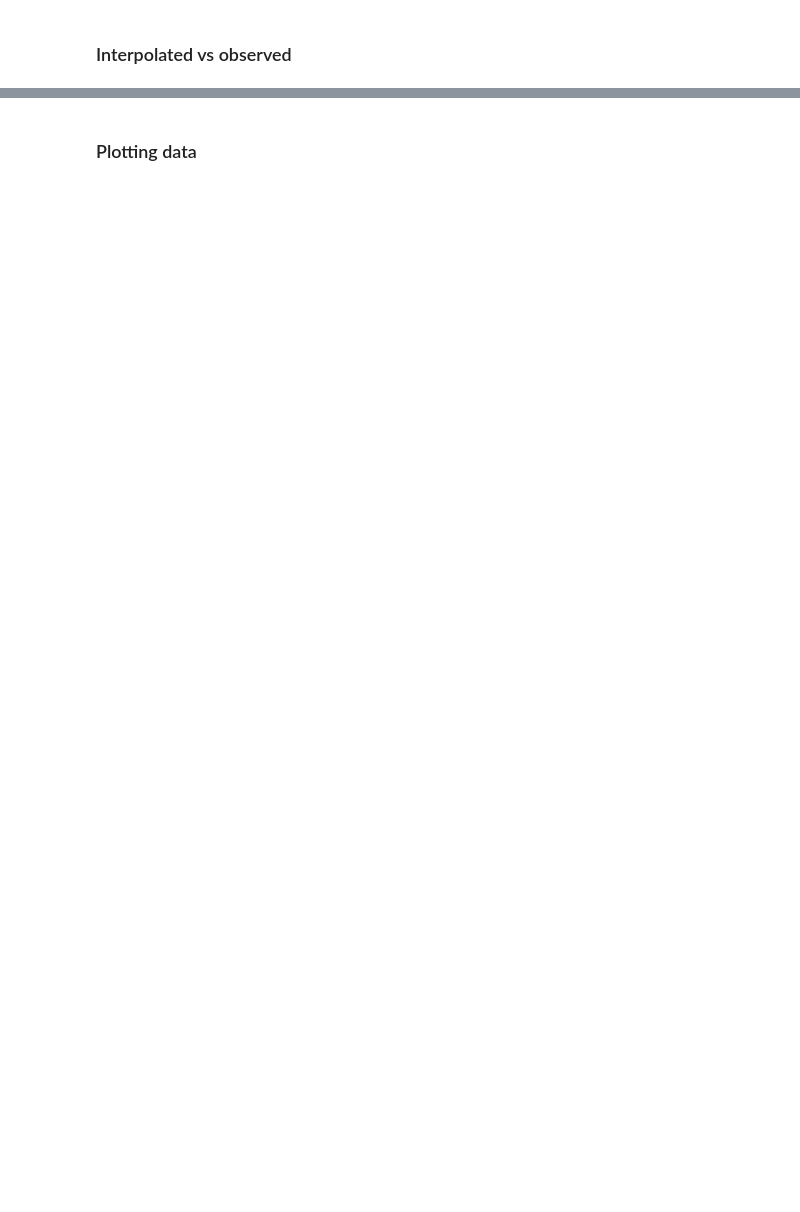
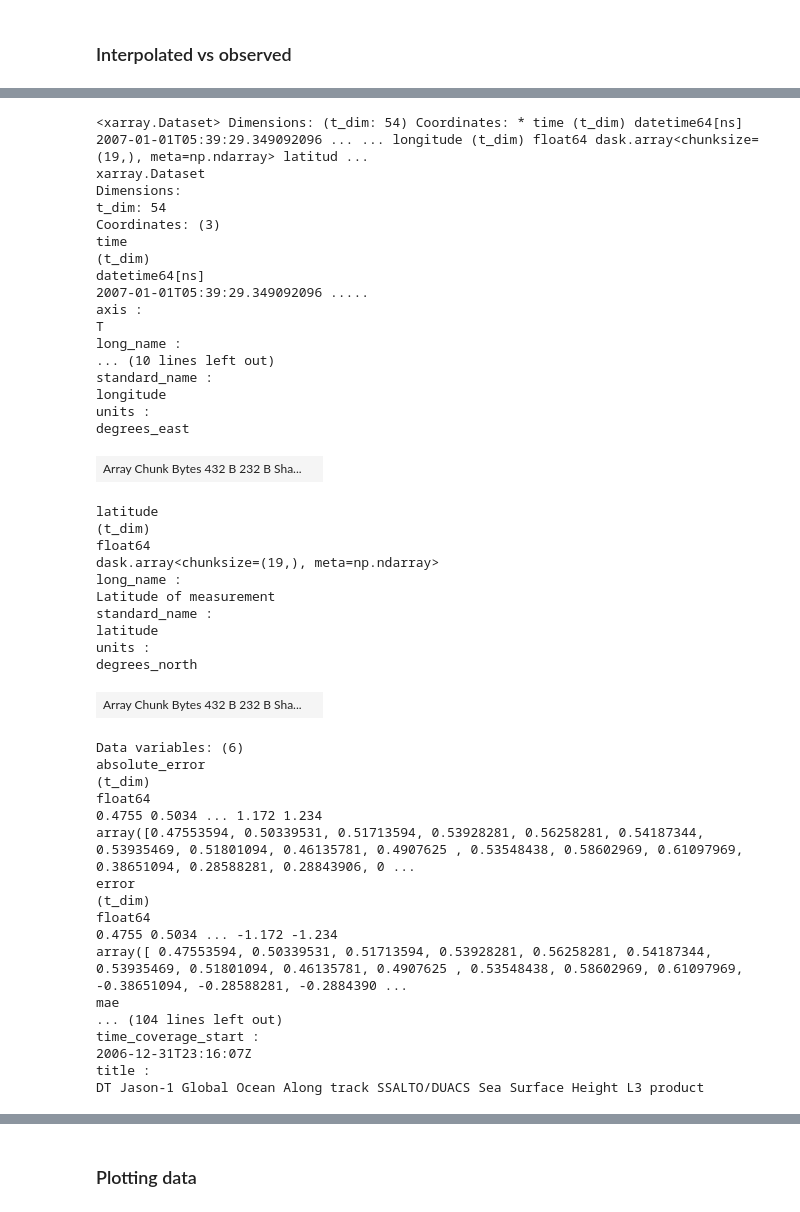
Before and after one commit to British-Oceanographic-Data-Centre/COAsT, a Jupyter notebook: example_scripts/notebooks/altimetry_tutorial.ipynb, the cells around one changed output, grey strips where cells are left out. Drawn from its saved outputs; the diff is of its cells as text; code cells hidden in the pictures; blank space fills up the shorter version.

```diff
--- a/example_scripts/notebooks/altimetry_tutorial.ipynb
+++ b/example_scripts/notebooks/altimetry_tutorial.ipynb
@@ -58 +141,55 @@ stats = altimetry.basic_stats("ocean_tide_standard_name", "interp_ssh")
+# %%
+# Take a look inside stats.dataset to see all of the new variables. When using
+# basic stats, the returned object is also an Altimetry object, so all of the
+# same methods can be applied. Alternatively, if you want to save the new
+# metrics to the original altimetry object, set 'create_new_object = False'.
+
+stats.dataset
+# %% [output]
+<xarray.Dataset> Dimensions: (t_dim: 54) Coordinates: * time (t_dim) datetime64[ns] 2007-01-01T05:39:29.349092096 ... ... longitude (t_dim) float64 dask.array<chunksize=(19,), meta=np.ndarray> latitud ...
+xarray.Dataset
+Dimensions:
+t_dim: 54
+Coordinates: (3)
+time
+(t_dim)
+datetime64[ns]
+2007-01-01T05:39:29.349092096 .....
+axis :
+T
+long_name :
+... (10 lines left out)
+standard_name :
+longitude
+units :
+degrees_east
+| Array Chunk Bytes 432 B 232 B Sha... |  |
+latitude
+(t_dim)
+float64
+dask.array<chunksize=(19,), meta=np.ndarray>
+long_name :
+Latitude of measurement
+standard_name :
+latitude
+units :
+degrees_north
+| Array Chunk Bytes 432 B 232 B Sha... |  |
+Data variables: (6)
+absolute_error
+(t_dim)
+float64
+0.4755 0.5034 ... 1.172 1.234
+array([0.47553594, 0.50339531, 0.51713594, 0.53928281, 0.56258281, 0.54187344, 0.53935469, 0.51801094, 0.46135781, 0.4907625 , 0.53548438, 0.58602969, 0.61097969, 0.38651094, 0.28588281, 0.28843906, 0 ...
+error
+(t_dim)
+float64
+0.4755 0.5034 ... -1.172 -1.234
+array([ 0.47553594, 0.50339531, 0.51713594, 0.53928281, 0.56258281, 0.54187344, 0.53935469, 0.51801094, 0.46135781, 0.4907625 , 0.53548438, 0.58602969, 0.61097969, -0.38651094, -0.28588281, -0.2884390 ...
+mae
+... (104 lines left out)
+time_coverage_start :
+2006-12-31T23:16:07Z
+title :
+DT Jason-1 Global Ocean Along track SSALTO/DUACS Sea Surface Height L3 product
 # %%
```
Also changed, not shown: parts of 11 cells of this notebook, 1 other file.
